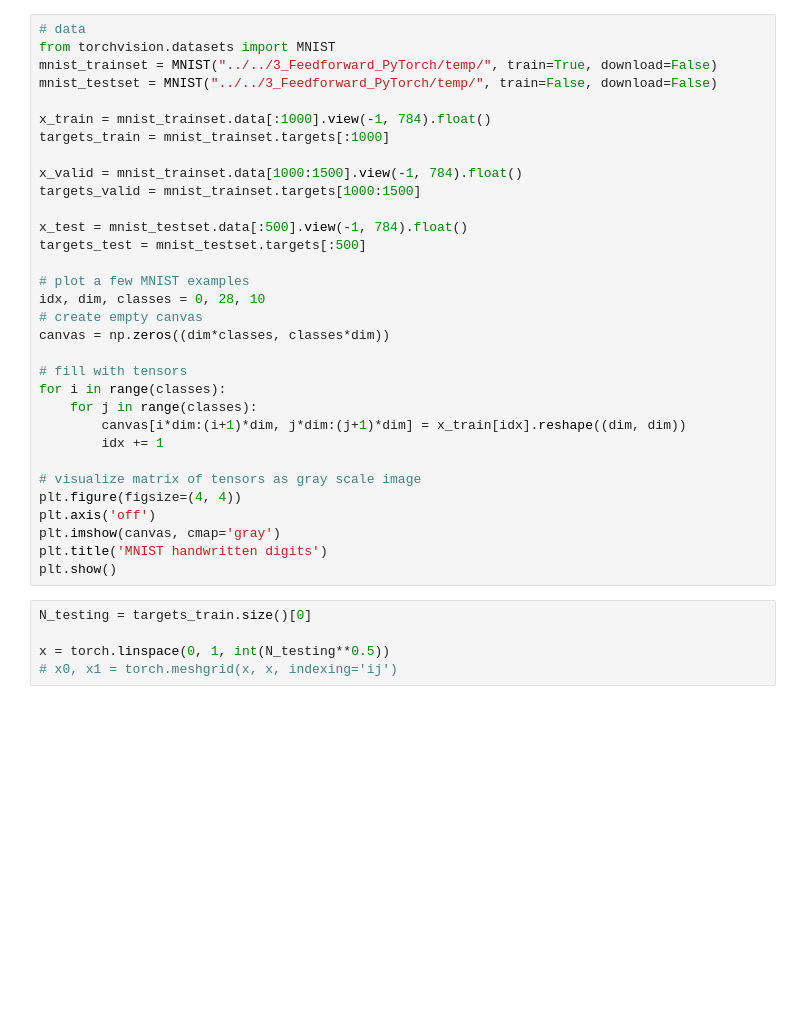
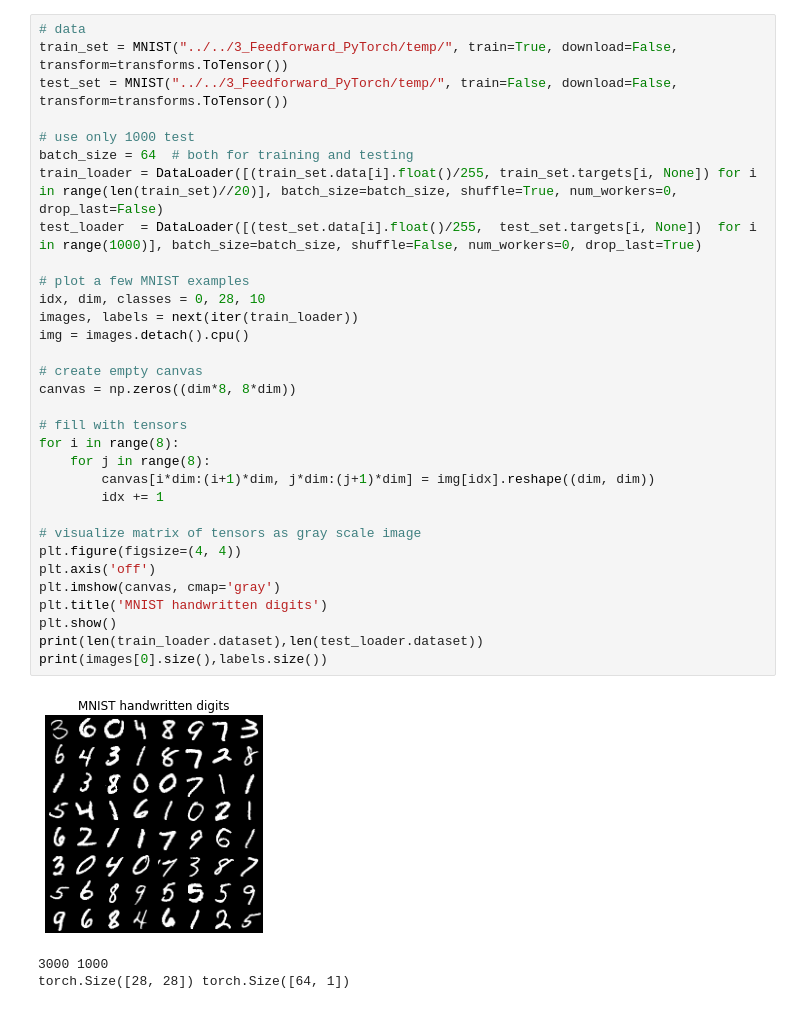
Before and after one commit to RaixSplitter/02456-deep-learning-project, a Jupyter notebook: src/code.ipynb, the cells around one changed output. Cells and saved outputs as stored; diff of their text form; blank space fills up the shorter version.

Commit message:
Model on MNIST (WIP)

```diff
--- a/src/code.ipynb
+++ b/src/code.ipynb
@@ -285,37 +326,36 @@ plt.show()
 # %%
 # data
-from torchvision.datasets import MNIST
-mnist_trainset = MNIST("../../3_Feedforward_PyTorch/temp/", train=True, download=False)
-mnist_testset = MNIST("../../3_Feedforward_PyTorch/temp/", train=False, download=False)
+train_set = MNIST("../../3_Feedforward_PyTorch/temp/", train=True, download=False, transform=transforms.ToTensor())
+test_set = MNIST("../../3_Feedforward_PyTorch/temp/", train=False, download=False, transform=transforms.ToTensor())
 
-x_train = mnist_trainset.data[:1000].view(-1, 784).float()
-targets_train = mnist_trainset.targets[:1000]
-
-x_valid = mnist_trainset.data[1000:1500].view(-1, 784).float()
-targets_valid = mnist_trainset.targets[1000:1500]
-
-x_test = mnist_testset.data[:500].view(-1, 784).float()
-targets_test = mnist_testset.targets[:500]
+# use only 1000 test
+batch_size = 64  # both for training and testing
+train_loader = DataLoader([(train_set.data[i].float()/255, train_set.targets[i, None]) for i in range(len(train_set)//20)], batch_size=batch_size, shuffle=True, num_workers=0, drop_last=False)
+test_loader  = DataLoader([(test_set.data[i].float()/255,  test_set.targets[i, None])  for i in range(1000)], batch_size=batch_size, shuffle=False, num_workers=0, drop_last=True)
 
 # plot a few MNIST examples
 idx, dim, classes = 0, 28, 10
+images, labels = next(iter(train_loader))
+img = images.detach().cpu()
+
 # create empty canvas
-canvas = np.zeros((dim*classes, classes*dim))
+canvas = np.zeros((dim*8, 8*dim))
 
 # fill with tensors
-for i in range(classes):
-    for j in range(classes):
-        canvas[i*dim:(i+1)*dim, j*dim:(j+1)*dim] = x_train[idx].reshape((dim, dim))
+for i in range(8):
+    for j in range(8):
+        canvas[i*dim:(i+1)*dim, j*dim:(j+1)*dim] = img[idx].reshape((dim, dim))
         idx += 1
 
 # visualize matrix of tensors as gray scale image
 plt.figure(figsize=(4, 4))
 plt.axis('off')
 plt.imshow(canvas, cmap='gray')
 plt.title('MNIST handwritten digits')
 plt.show()
+print(len(train_loader.dataset),len(test_loader.dataset))
+print(images[0].size(),labels.size())
+# %% [output]
+[figure, added]
+3000 1000
+torch.Size([28, 28]) torch.Size([64, 1])
-# %%
-N_testing = targets_train.size()[0]
-
-x = torch.linspace(0, 1, int(N_testing**0.5))
-# x0, x1 = torch.meshgrid(x, x, indexing='ij')
```
Also changed, not shown: parts of 7 cells of this notebook, 1 other file.
